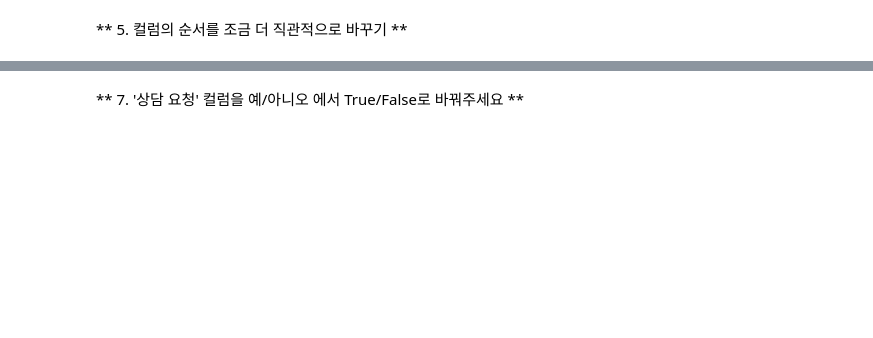
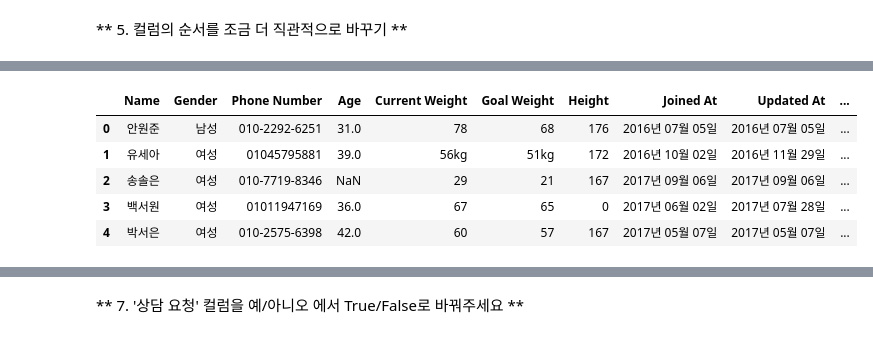
Before and after one commit to yudong80/dastudy, a Jupyter notebook: pandaslab/pandaslab_02.ipynb, the cells around one changed output, grey strips where cells are left out. Drawn from its saved outputs; the diff is of its cells as text; code cells hidden in the pictures; blank space fills up the shorter version.

```diff
--- a/pandaslab/pandaslab_02.ipynb
+++ b/pandaslab/pandaslab_02.ipynb
@@ -126,12 +129,3 @@ memory usage: 5.4+ MB
-# %%
-#float64 -> int64로 바꾸고 싶다
-#나이에는 소수점이 없으니
-def convert_age2(age):
-    if pd.isnull(age):
-        return age  #null은 그대로 두기
-    return int(age)
-
-userdata['나이'] = userdata['나이'].apply(convert_age2)
 # %%
 userdata.info()
 # %% [output]
@@ -175,0 +214,25 @@ memory usage: 5.4+ MB
+# %%
+# columns 필드
+column_mapping = {'이름' : 'Name',
+                  '성별':'Gender',
+                  '전화번호':'Phone Number',
+                  '나이': 'Age',
+                  '현재 체중': 'Current Weight',
+                  '목표 체중': 'Goal Weight',
+                  '키': 'Height',
+                  '흡연 여부': 'Smoking',
+                  '음주 여부': 'Drinking',
+                  '개인상담 요청': 'Request Counselling',
+                  '회원 가입일': 'Joined At',
+                  '회원 정보 갱신일': 'Updated At',
+                  '가입 개월 수':'Paid Plan'}
+userdata.rename(columns = column_mapping, inplace=True)
+# %%
+userdata.head()
+# %% [output]
+|  | Name | Gender | Phone Number | Age | Current Weight | Goal Weight | Height | Joined At | Updated At | ... |
+| 0 | 안원준 | 남성 | 010-2292-6251 | 31.0 | 78 | 68 | 176 | 2016년 07월 05일 | 2016년 07월 05일 | ... |
+| 1 | 유세아 | 여성 | 01045795881 | 39.0 | 56kg | 51kg | 172 | 2016년 10월 02일 | 2016년 11월 29일 | ... |
+| 2 | 송솔은 | 여성 | 010-7719-8346 | NaN | 29 | 21 | 167 | 2017년 09월 06일 | 2017년 09월 06일 | ... |
+| 3 | 백서원 | 여성 | 01011947169 | 36.0 | 67 | 65 | 0 | 2017년 06월 02일 | 2017년 07월 28일 | ... |
+| 4 | 박서은 | 여성 | 010-2575-6398 | 42.0 | 60 | 57 | 167 | 2017년 05월 07일 | 2017년 05월 07일 | ... |
```
Also changed, not shown: parts of 31 cells of this notebook, 2 other files.
